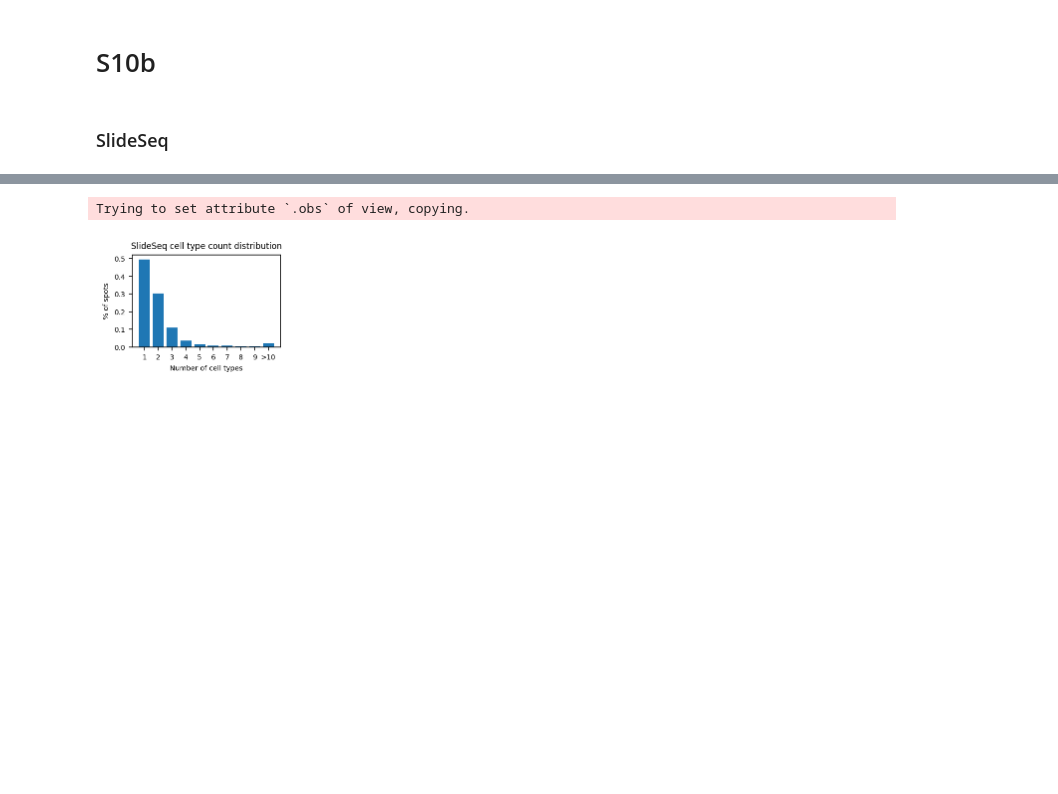
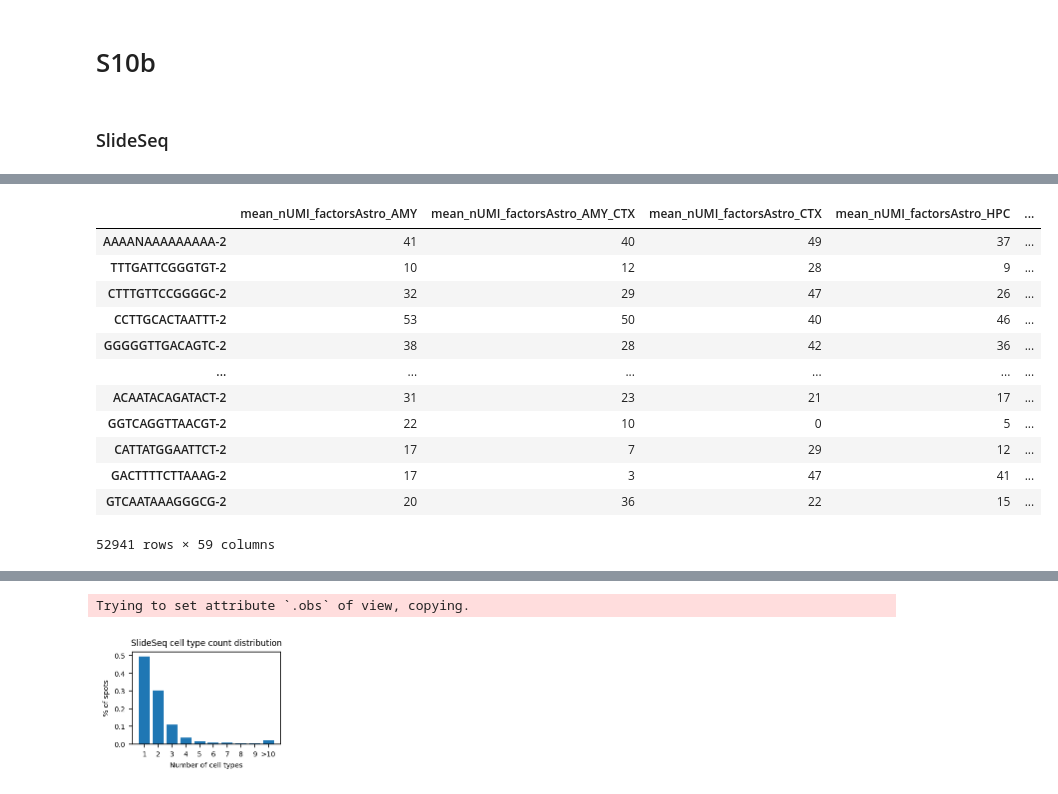
Before and after one commit to vitkl/cell2location_paper, a Jupyter notebook: notebooks/mouse_brain_visium/FigS10_SlideSeq_V2_more_than_10.ipynb, the cells around one changed output, grey strips where cells are left out. Drawn from its saved outputs; the diff is of its cells as text; code cells hidden in the pictures; blank space fills up the shorter version.

```diff
--- a/notebooks/mouse_brain_visium/FigS10_SlideSeq_V2_more_than_10.ipynb
+++ b/notebooks/mouse_brain_visium/FigS10_SlideSeq_V2_more_than_10.ipynb
@@ -107,0 +108,16 @@ plt.savefig('S10b_slideseq_astro.pdf', bbox_inches='tight')
+# %%
+rank_df
+# %% [output]
+|  | mean_nUMI_factorsAstro_AMY | mean_nUMI_factorsAstro_AMY_CTX | mean_nUMI_factorsAstro_CTX | mean_nUMI_factorsAstro_HPC | ... |
+| AAAANAAAAAAAAA-2 | 41 | 40 | 49 | 37 | ... |
+| TTTGATTCGGGTGT-2 | 10 | 12 | 28 | 9 | ... |
+| CTTTGTTCCGGGGC-2 | 32 | 29 | 47 | 26 | ... |
+| CCTTGCACTAATTT-2 | 53 | 50 | 40 | 46 | ... |
+| GGGGGTTGACAGTC-2 | 38 | 28 | 42 | 36 | ... |
+| ... | ... | ... | ... | ... | ... |
+| ACAATACAGATACT-2 | 31 | 23 | 21 | 17 | ... |
+| GGTCAGGTTAACGT-2 | 22 | 10 | 0 | 5 | ... |
+| CATTATGGAATTCT-2 | 17 | 7 | 29 | 12 | ... |
+| GACTTTTCTTAAAG-2 | 17 | 3 | 47 | 41 | ... |
+| GTCAATAAAGGGCG-2 | 20 | 36 | 22 | 15 | ... |
+52941 rows × 59 columns
```
Also changed, not shown: parts of 3 cells of this notebook, 3 other files.
